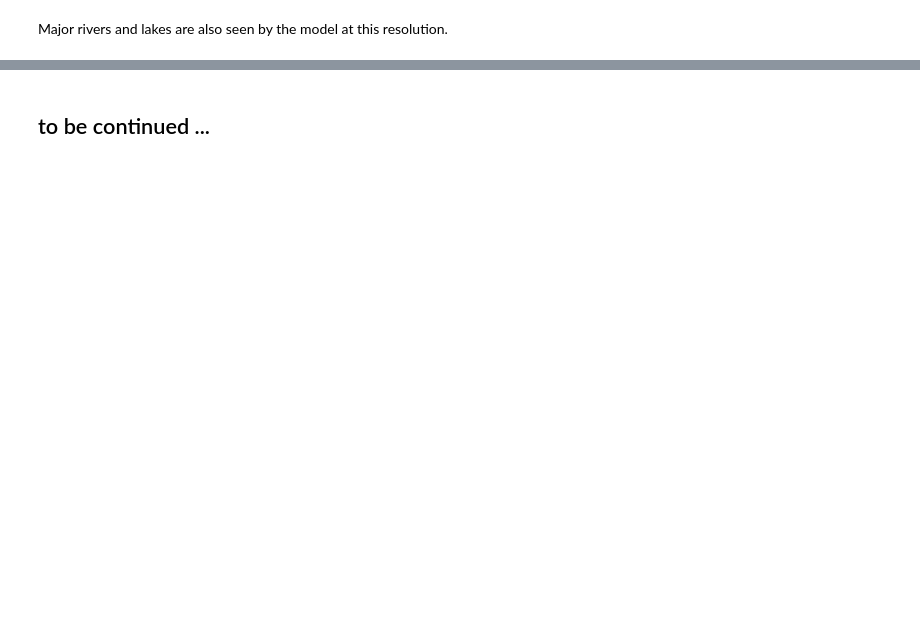
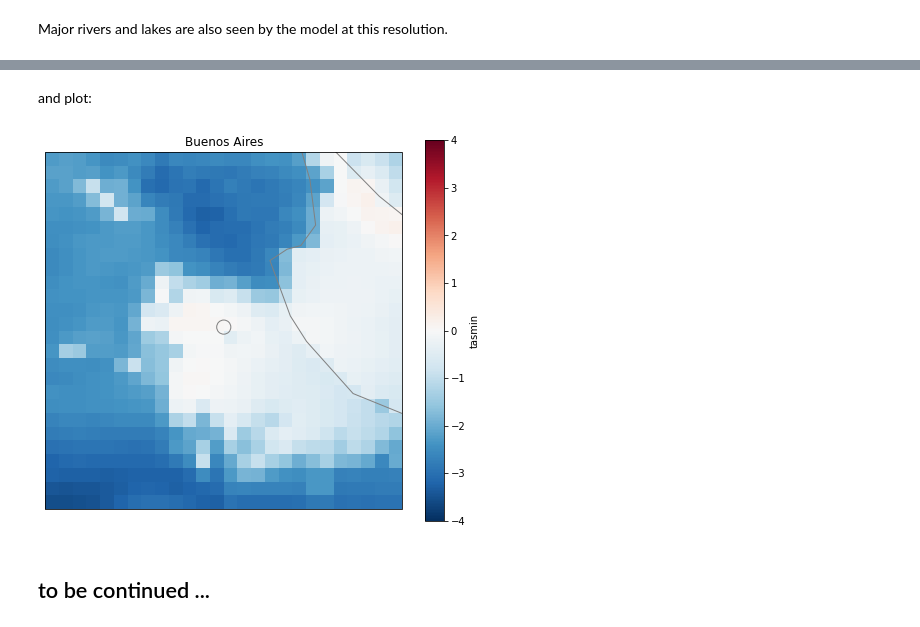
Before and after one commit to jesusff/fps-sesa-analyses, a Jupyter notebook: sesa_cities.ipynb, the cells around one changed output, grey strips where cells are left out. Drawn from its saved outputs; the diff is of its cells as text; code cells hidden in the pictures; blank space fills up the shorter version.

```diff
--- a/sesa_cities.ipynb
+++ b/sesa_cities.ipynb
@@ -58,0 +146,3 @@ fa = p.axes.add_feature(cfea.BORDERS, linewidth=0.5)
+# %%
+%%time
+ds_city = ds_city.compute()
@@ -59,2 +152,23 @@ fa = p.axes.add_feature(cfea.BORDERS, linewidth=0.5)
+# %% [markdown]
+and plot:
+# %%
+import matplotlib.pyplot as plt
+
+index = index_average_n_highest(ds_city)
+proj = ccrs.PlateCarree()
+lonlat = ccrs.PlateCarree()
+f = plt.figure(figsize=(8,7))
+ax = plt.axes(projection=proj)
+index.plot.pcolormesh(
+  ax=ax, transform=lonlat, cmap=plt.cm.RdBu_r, vmax=4
+)
+plt.title(city)
+ax.coastlines(resolution='50m', linewidth=1, color='gray')
+ax.scatter(location[city]['lon'], location[city]['lat'], transform=lonlat, s=200, facecolor='none', edgecolor='grey')
+f.savefig(f'{city}.png', facecolor='white')
+plt.show()
+plt.close('all')
+# %% [output]
+[figure, added]
 # %% [markdown]
 ## to be continued ...
```
Also changed, not shown: parts of 10 cells of this notebook.
